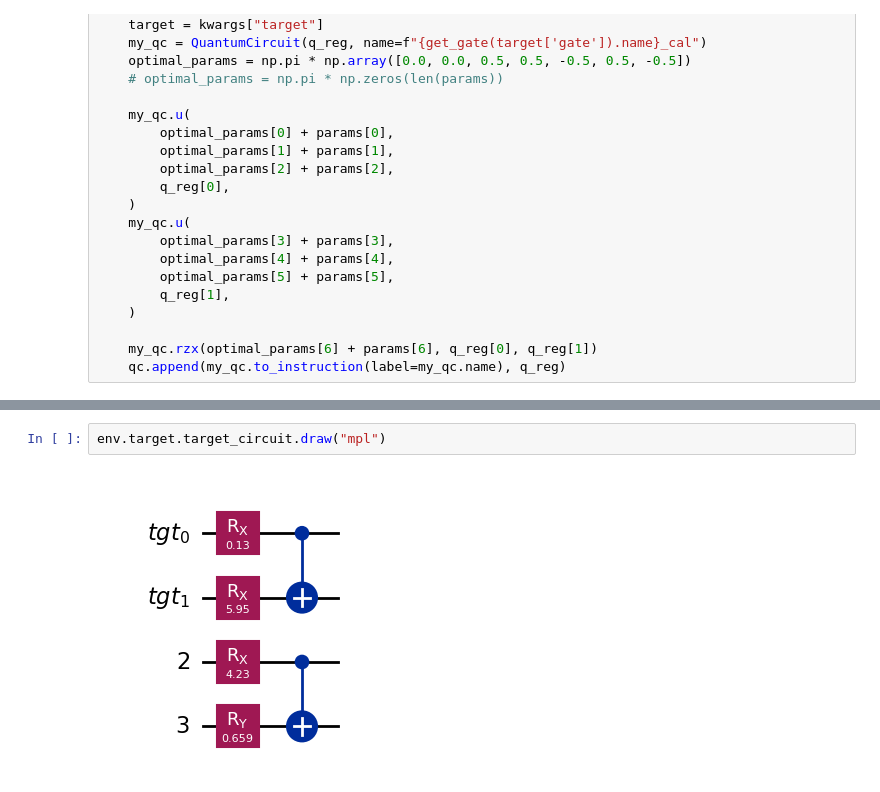
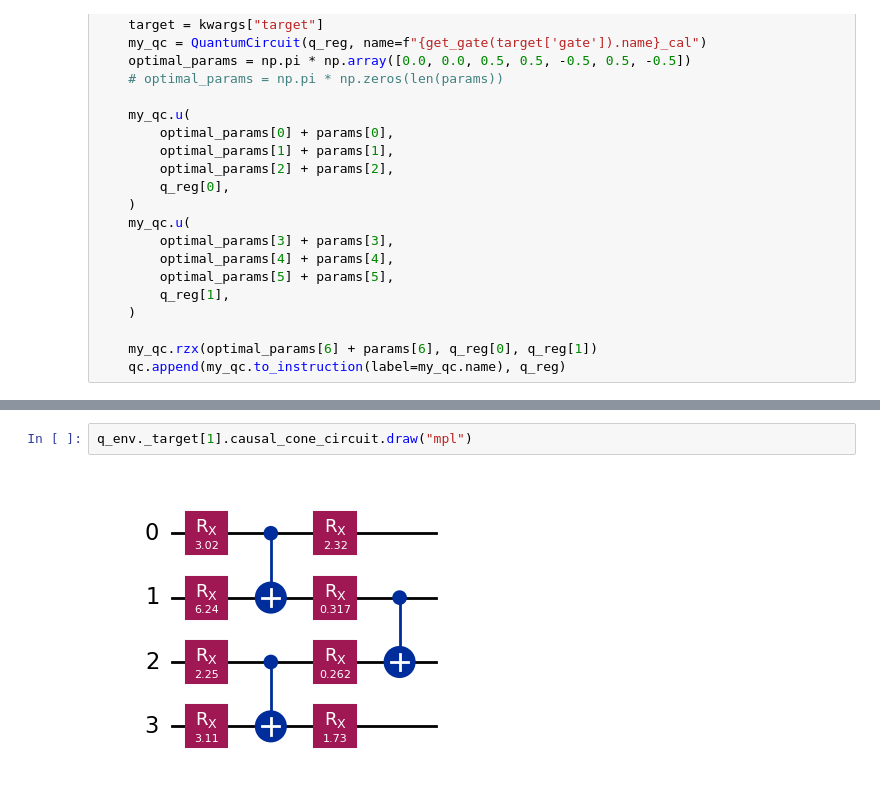
Before and after one commit to arthurostrauss/Quantum_Optimal_Control, a Jupyter notebook: gate_level/spillover_noise_use_case/generic_spillover/extended_spillovernoise_model.ipynb, the cells around one changed output, grey strips where cells are left out. Drawn from its saved outputs; the diff is of its cells as text.

```diff
--- a/gate_level/spillover_noise_use_case/generic_spillover/extended_spillovernoise_model.ipynb
+++ b/gate_level/spillover_noise_use_case/generic_spillover/extended_spillovernoise_model.ipynb
@@ -166,7 +179,7 @@ env = ContextAwareQuantumEnvironment(q_env_config, circuit_context=qc)
-# %%
-env.target.target_circuit.draw("mpl")
-# %% [output]
-[figure, removed]
+# %%
+q_env._target[1].causal_cone_circuit.draw("mpl")
+# %% [output]
+[figure, added]
 # %%
 backend.operations
 # %% [output]
```
Also changed, not shown: parts of 24 cells of this notebook, 7 other files.
